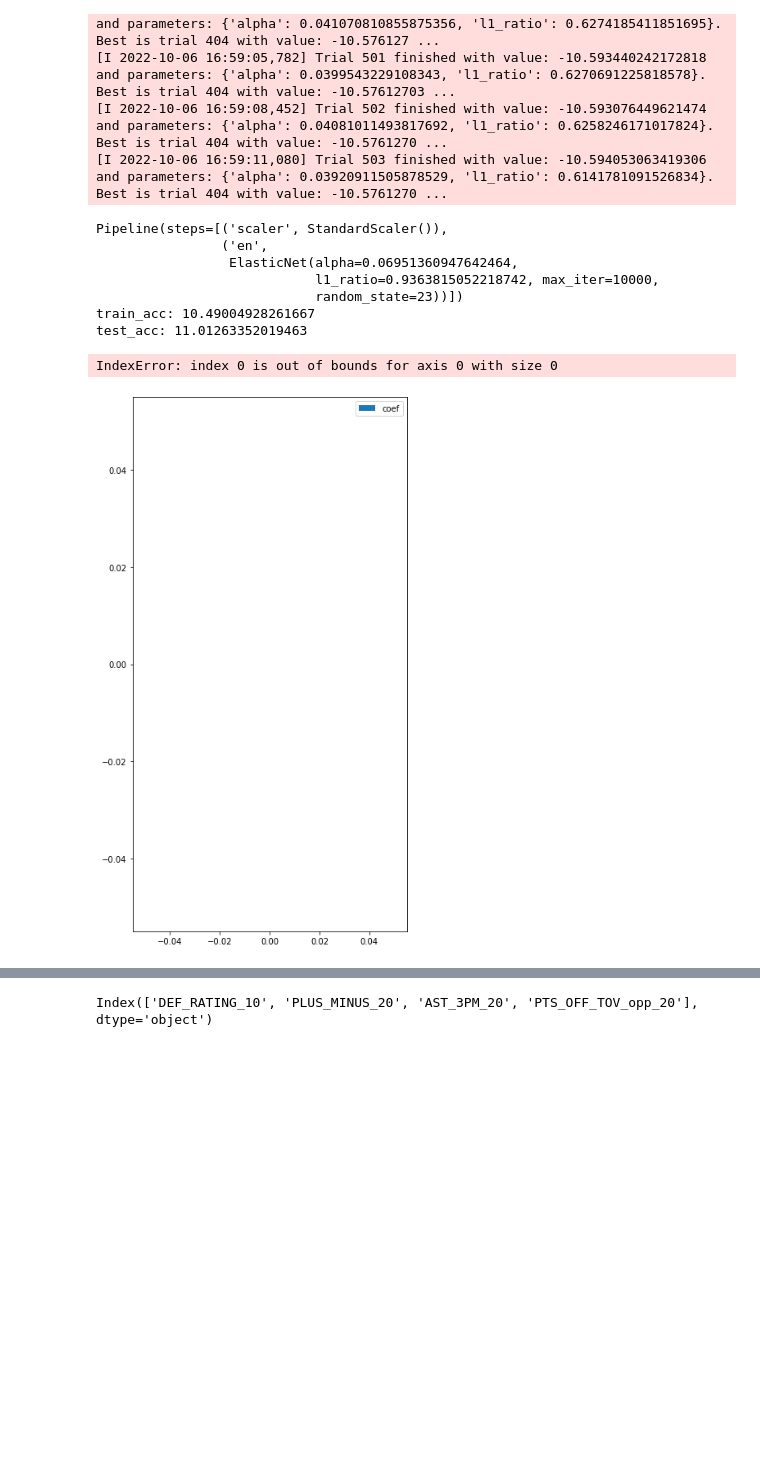
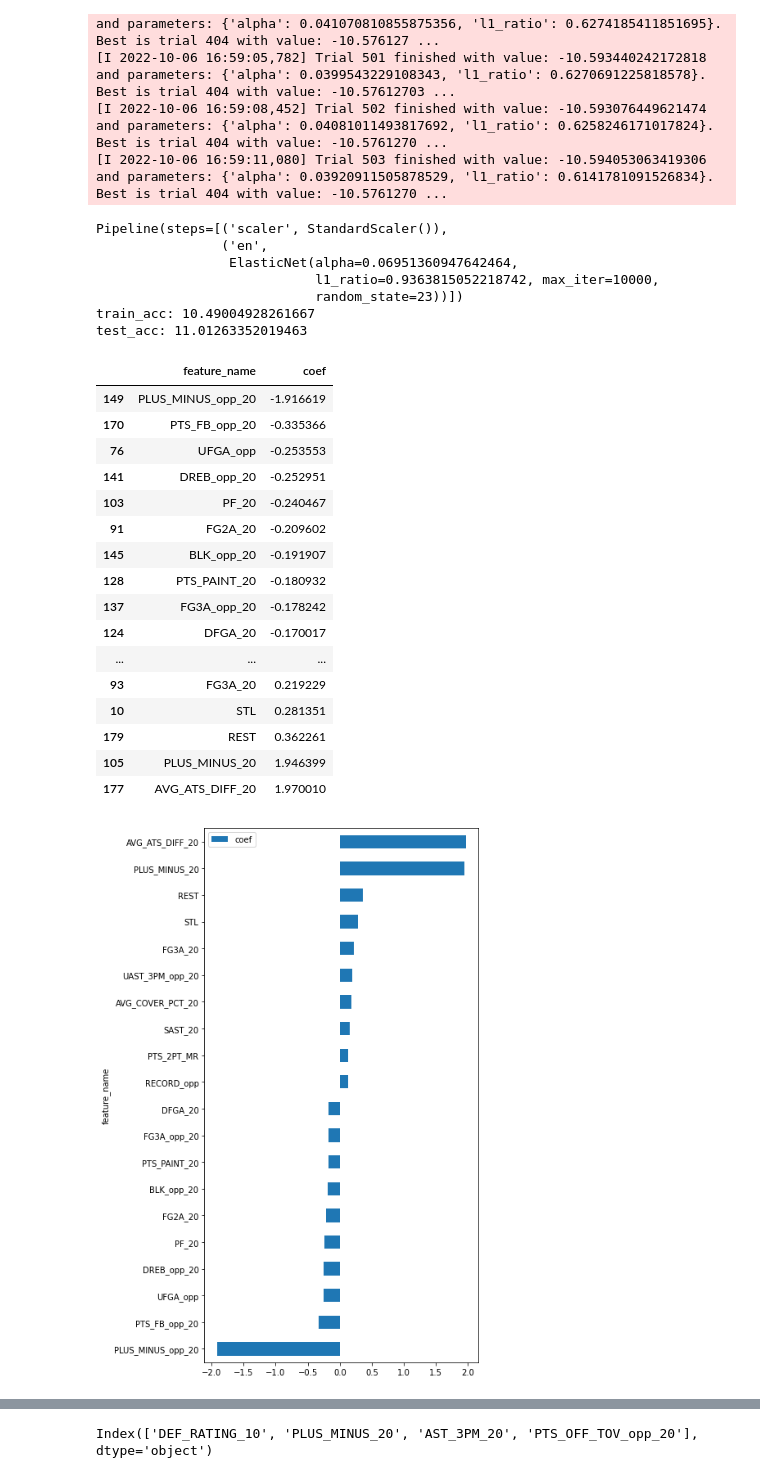
Before and after one commit to jnish23/NBA_Model_V2, a Jupyter notebook: notebooks/predicting_points_scored with_tracking_v2b.ipynb, the cells around one changed output, grey strips where cells are left out. Drawn from its saved outputs; the diff is of its cells as text; code cells hidden in the pictures; blank space fills up the shorter version.

```diff
--- a/notebooks/predicting_points_scored with_tracking_v2b.ipynb
+++ b/notebooks/predicting_points_scored with_tracking_v2b.ipynb
@@ -1008,18 +1033,19 @@ full_df
 # %%
-full_df = full_df.dropna()
+team_stats_full_matchups = team_stats_full_matchups.dropna()
 
-train_df = full_df.loc[full_df['SEASON'] < '2018-19']
-val_df = full_df.loc[full_df['SEASON'].between('2018-19', '2019-20')]
-test_df = full_df.loc[full_df['SEASON'] >= '2020-21']
+features = team_stats_full_matchups.drop(columns = ['SEASON', 'HOME_TEAM_ABBREVIATION', 'GAME_DATE', 'GAME_ID', 'MATCHUP',
+       'HOME_HOME_GAME', 'HOME_TEAM_SCORE', 'HOME_ML', 'HOME_SPREAD',
+       'HOME_ATS_DIFF', 'HOME_TEAM_COVERED', 'HOME_POINT_DIFF', 'HOME_WL', 'AWAY_ML']).columns
 
+matchup_info = team_stats_full_matchups[['SEASON', 'HOME_TEAM_ABBREVIATION', 'GAME_DATE', 'GAME_ID', 'MATCHUP',
+                                          'HOME_HOME_GAME', 'HOME_TEAM_SCORE', 'HOME_ML', 'HOME_SPREAD',
+                                          'HOME_ATS_DIFF', 'HOME_TEAM_COVERED', 'HOME_POINT_DIFF', 'HOME_WL', 'AWAY_ML']]
 
-X_train = train_df.iloc[:, 14:]
-y_train = train_df['POINT_DIFF']
+X_train = team_stats_full_matchups.loc[team_stats_full_matchups['SEASON'] < '2018-19', features]
+y_train = team_stats_full_matchups.loc[team_stats_full_matchups['SEASON'] < '2018-19', 'HOME_POINT_DIFF']
 
-X_val = val_df.iloc[:, 14:]
-y_val = val_df['POINT_DIFF']
+X_val = team_stats_full_matchups.loc[team_stats_full_matchups['SEASON'].between('2018-19', '2019-20'), features]
+y_val = team_stats_full_matchups.loc[team_stats_full_matchups['SEASON'].between('2018-19', '2019-20'), 'HOME_POINT_DIFF']
 
-X_test = test_df.iloc[:, 14:]
-y_test = test_df['POINT_DIFF']
-
-train_df.shape, val_df.shape, test_df.shape
+X_test = team_stats_full_matchups.loc[team_stats_full_matchups['SEASON'] > '2019-20', features]
+y_test = team_stats_full_matchups.loc[team_stats_full_matchups['SEASON'] > '2019-20', 'HOME_POINT_DIFF']
@@ -1027,0 +1052,4 @@ train_df.shape, val_df.shape, test_df.shape
+# %%
+pd.options.display.max_rows=600
+
+X_train.sample(5).T
@@ -1397,7 +1443,7 @@ def view_model_coefs(model, X_train):
     feature_names = X_train.columns
 
     try:
-        coefficients = model.coef_[0]
+        coefficients = model.coef_
     except:
         print("LGBoost or XGBoost")
         coefficients = model.feature_importances_
@@ -1413,3 +1459,11 @@ def view_model_coefs(model, X_train):
     return coef_df
 # %% [markdown]
 ## Feature Selection
+# %%
+from sklearn.feature_selection import SelectKBest
+from sklearn.feature_selection import mutual_info_regression, f_regression
+
+fs = SelectKBest(score_func=mutual_info_regression, k=250)
+X_selected = fs.fit_transform(X_train, y_train)
+X_selected = pd.DataFrame(X_selected, columns=X_train.columns[fs.get_support()])
+X_selected
@@ -1456,26 +1607,42 @@ study_en.optimize(objective, n_trials=100)
 [I 2022-10-06 16:59:08,452] Trial 502 finished with value: -10.593076449621474 and parameters: {'alpha': 0.04081011493817692, 'l1_ratio': 0.6258246171017824}. Best is trial 404 with value: -10.5761270 ...
 [I 2022-10-06 16:59:11,080] Trial 503 finished with value: -10.594053063419306 and parameters: {'alpha': 0.03920911505878529, 'l1_ratio': 0.6141781091526834}. Best is trial 404 with value: -10.5761270 ...
 # %%
-en_alpha = study_lr.best_params['alpha']
-en_l1_ratio = study_lr.best_params['l1_ratio']
+en_alpha = study_en.best_params['alpha']
+en_l1_ratio = study_en.best_params['l1_ratio']
 
 best_en = Pipeline([('scaler', StandardScaler()),
                     ('en', ElasticNet(alpha=en_alpha, l1_ratio=en_l1_ratio, max_iter=10000, random_state=23))])
 best_en.fit(X_train, y_train)
 
 print(best_en)
 
 print("train_acc:", mean_absolute_error(y_train, best_en.predict(X_train)))
 print("test_acc:", mean_absolute_error(y_val, best_en.predict(X_val)))
 
 view_model_coefs(best_en.named_steps['en'], X_train)
 # %% [output]
 Pipeline(steps=[('scaler', StandardScaler()),
                 ('en',
                  ElasticNet(alpha=0.06951360947642464,
                             l1_ratio=0.9363815052218742, max_iter=10000,
                             random_state=23))])
 train_acc: 10.49004928261667
 test_acc: 11.01263352019463
-IndexError: index 0 is out of bounds for axis 0 with size 0
+|  | feature_name | coef |
+| 149 | PLUS_MINUS_opp_20 | -1.916619 |
+| 170 | PTS_FB_opp_20 | -0.335366 |
+| 76 | UFGA_opp | -0.253553 |
+| 141 | DREB_opp_20 | -0.252951 |
+| 103 | PF_20 | -0.240467 |
+| 91 | FG2A_20 | -0.209602 |
+| 145 | BLK_opp_20 | -0.191907 |
+| 128 | PTS_PAINT_20 | -0.180932 |
+| 137 | FG3A_opp_20 | -0.178242 |
+| 124 | DFGA_20 | -0.170017 |
+| ... | ... | ... |
+| 93 | FG3A_20 | 0.219229 |
+| 10 | STL | 0.281351 |
+| 179 | REST | 0.362261 |
+| 105 | PLUS_MINUS_20 | 1.946399 |
+| 177 | AVG_ATS_DIFF_20 | 1.970010 |
-[figure, old version]
+[figure, new version]
```
Also changed, not shown: parts of 19 cells of this notebook, 1 other file.
